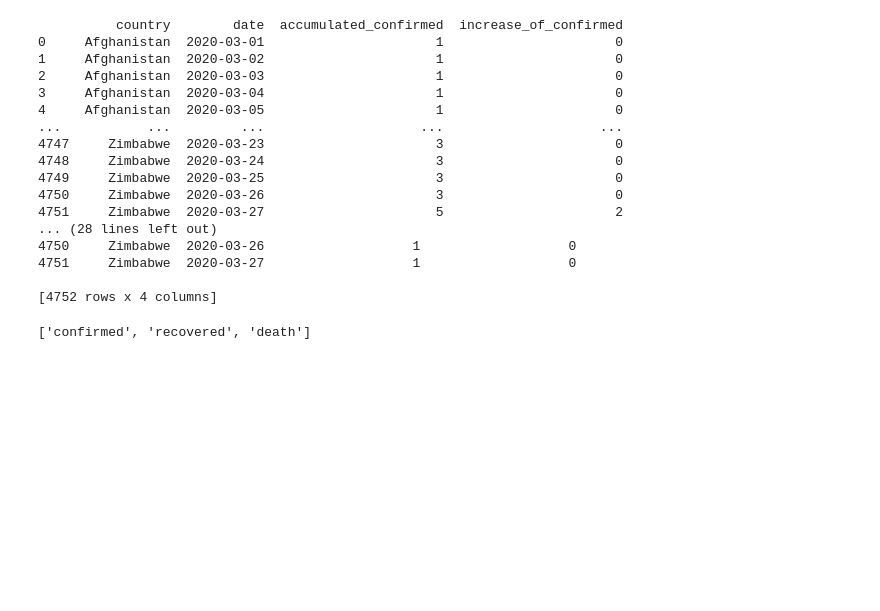
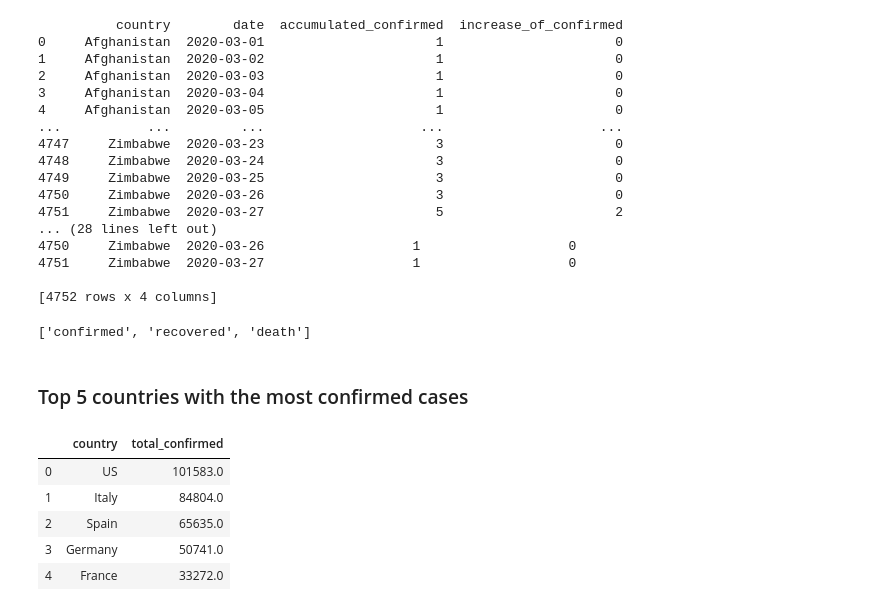
Before and after one commit to Toluwaloshe/ETL-Project-1.5, a Jupyter notebook: 03 - Load/03 - Load.ipynb, the cells around one changed output. Cells and saved outputs as stored; diff of their text form; code cells hidden in the pictures; blank space fills up the shorter version.

```diff
--- a/03 - Load/03 - Load.ipynb
+++ b/03 - Load/03 - Load.ipynb
@@ -299,0 +303,17 @@ deaths_cleaned_df.to_sql(name='death', con=engine, if_exists='append', index=Fal
+# %% [markdown]
+### Top 5 countries with the most confirmed cases
+# %%
+pd.read_sql("""
+                                SELECT country, sum(increase_of_confirmed) AS total_confirmed
+                                FROM confirmed
+                                GROUP BY country
+                                ORDER BY SUM(increase_of_confirmed) DESC
+                                LIMIT 5
+                                """, con=engine)
+# %% [output]
+|  | country | total_confirmed |
+| 0 | US | 101583.0 |
+| 1 | Italy | 84804.0 |
+| 2 | Spain | 65635.0 |
+| 3 | Germany | 50741.0 |
+| 4 | France | 33272.0 |
```
Also changed, not shown: parts of 8 cells of this notebook, 1 other file.
